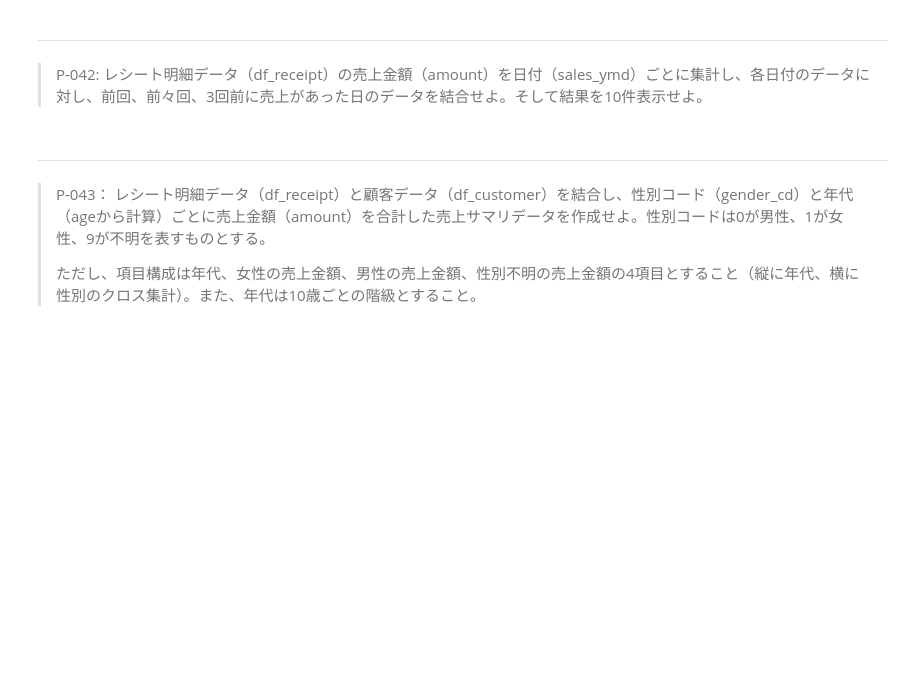
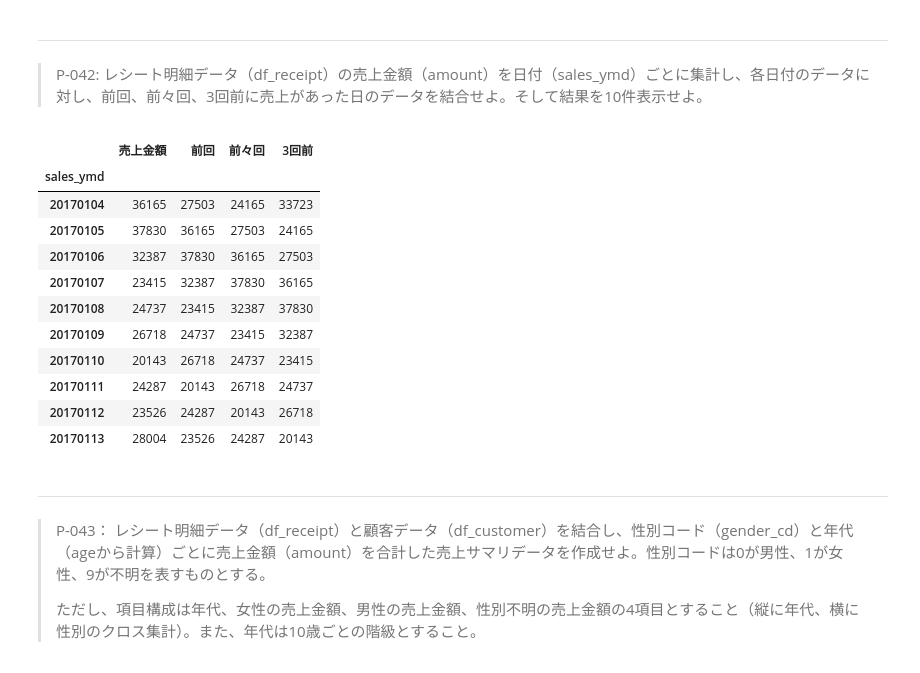
Before and after one commit to iakio/100knocks-preprocess, a Jupyter notebook: docker/work/preprocess_knock_Python.ipynb, the cells around one changed output. Cells and saved outputs as stored; diff of their text form; code cells hidden in the pictures; blank space fills up the shorter version.

```diff
--- a/docker/work/preprocess_knock_Python.ipynb
+++ b/docker/work/preprocess_knock_Python.ipynb
@@ -818,6 +816,27 @@ df2 = df1.shift(1)
 # %% [markdown]
 ---
 > P-042: レシート明細データ（df_receipt）の売上金額（amount）を日付（sales_ymd）ごとに集計し、各日付のデータに対し、前回、前々回、3回前に売上があった日のデータを結合せよ。そして結果を10件表示せよ。
+# %%
+s = df_receipt.groupby("sales_ymd").amount.sum().sort_index()
+pd.DataFrame({
+    "売上金額": s,
+    "前回": s.shift(1),
+    "前々回": s.shift(2),
+    "3回前": s.shift(3)
+}).dropna().astype(int).head(10)
+# %% [output]
+|  | 売上金額 | 前回 | 前々回 | 3回前 |
+| sales_ymd |  |  |  |  |
+| 20170104 | 36165 | 27503 | 24165 | 33723 |
+| 20170105 | 37830 | 36165 | 27503 | 24165 |
+| 20170106 | 32387 | 37830 | 36165 | 27503 |
+| 20170107 | 23415 | 32387 | 37830 | 36165 |
+| 20170108 | 24737 | 23415 | 32387 | 37830 |
+| 20170109 | 26718 | 24737 | 23415 | 32387 |
+| 20170110 | 20143 | 26718 | 24737 | 23415 |
+| 20170111 | 24287 | 20143 | 26718 | 24737 |
+| 20170112 | 23526 | 24287 | 20143 | 26718 |
+| 20170113 | 28004 | 23526 | 24287 | 20143 |
 # %% [markdown]
 ---
 > P-043： レシート明細データ（df_receipt）と顧客データ（df_customer）を結合し、性別コード（gender_cd）と年代（ageから計算）ごとに売上金額（amount）を合計した売上サマリデータを作成せよ。性別コードは0が男性、1が女性、9が不明を表すものとする。
```
Also changed, not shown: parts of 3 cells of this notebook.
